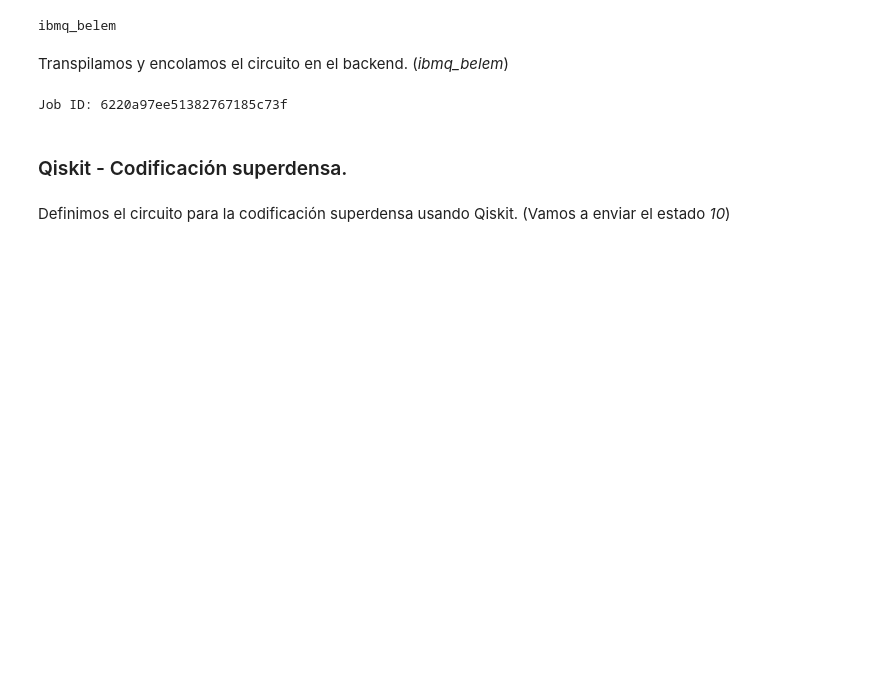
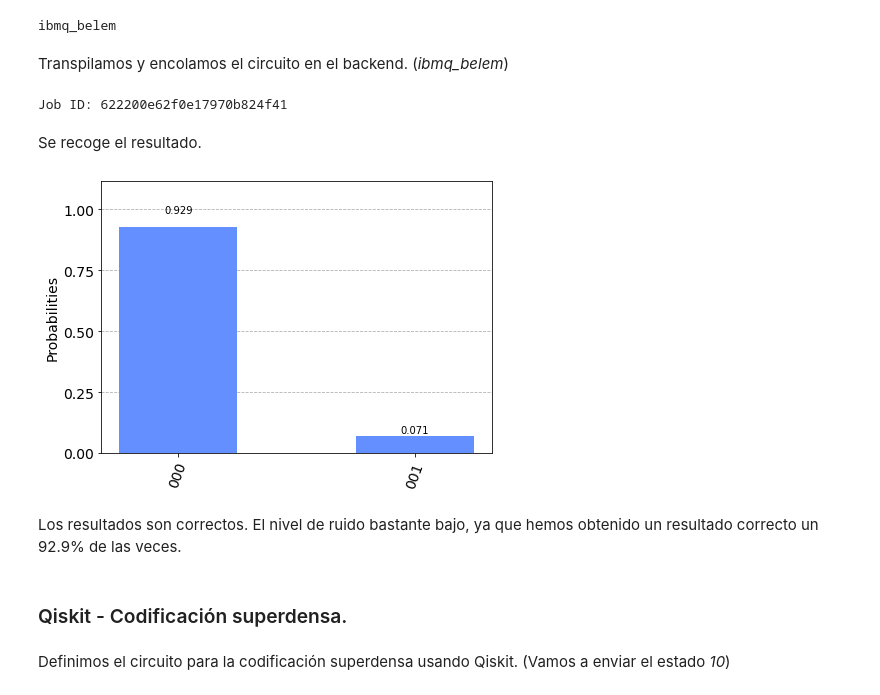
Before and after one commit to gulis1/APCC, a Jupyter notebook: Practica2/Ejercicio4.ipynb, the cells around one changed output. Cells and saved outputs as stored; diff of their text form; code cells hidden in the pictures; blank space fills up the shorter version.

```diff
--- a/Practica2/Ejercicio4.ipynb
+++ b/Practica2/Ejercicio4.ipynb
@@ -63,13 +116,26 @@ ibmq_belem
 Transpilamos y encolamos el circuito en el backend. (*ibmq_belem*)
 # %%
 from qiskit import transpile
-
+backend = provider.get_backend("ibmq_belem")
 circuit = transpile(qiskit_tp, backend)
 
 job = backend.run(circuit)
 print("Job ID:", job.job_id())
 # %% [output]
-Job ID: 6220a97ee51382767185c73f
+Job ID: 622200e62f0e17970b824f41
+# %% [markdown]
+Se recoge el resultado.
+# %%
+from qiskit.visualization import plot_histogram
+
+backend = provider.get_backend("ibmq_belem")
+
+result = backend.retrieve_job('622200e62f0e17970b824f41').result()
+plot_histogram(result.get_counts())
+# %% [output]
+[figure, added]
+# %% [markdown]
+Los resultados son correctos. El nivel de ruido bastante bajo, ya que hemos obtenido un resultado correcto un 92.9% de las veces.
 # %% [markdown]
 ### Qiskit - Codificación superdensa.
 # %% [markdown]
```
Also changed, not shown: parts of 24 cells of this notebook.
